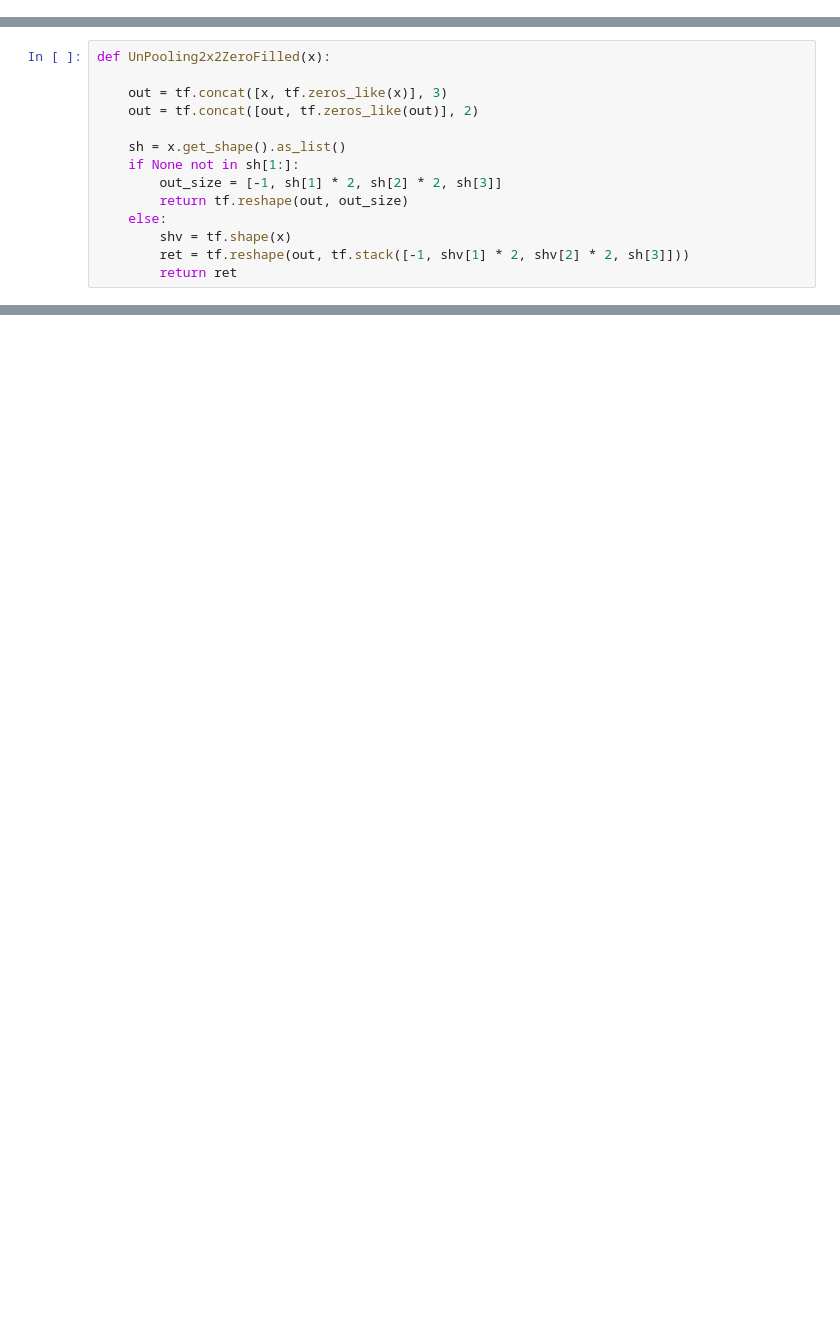
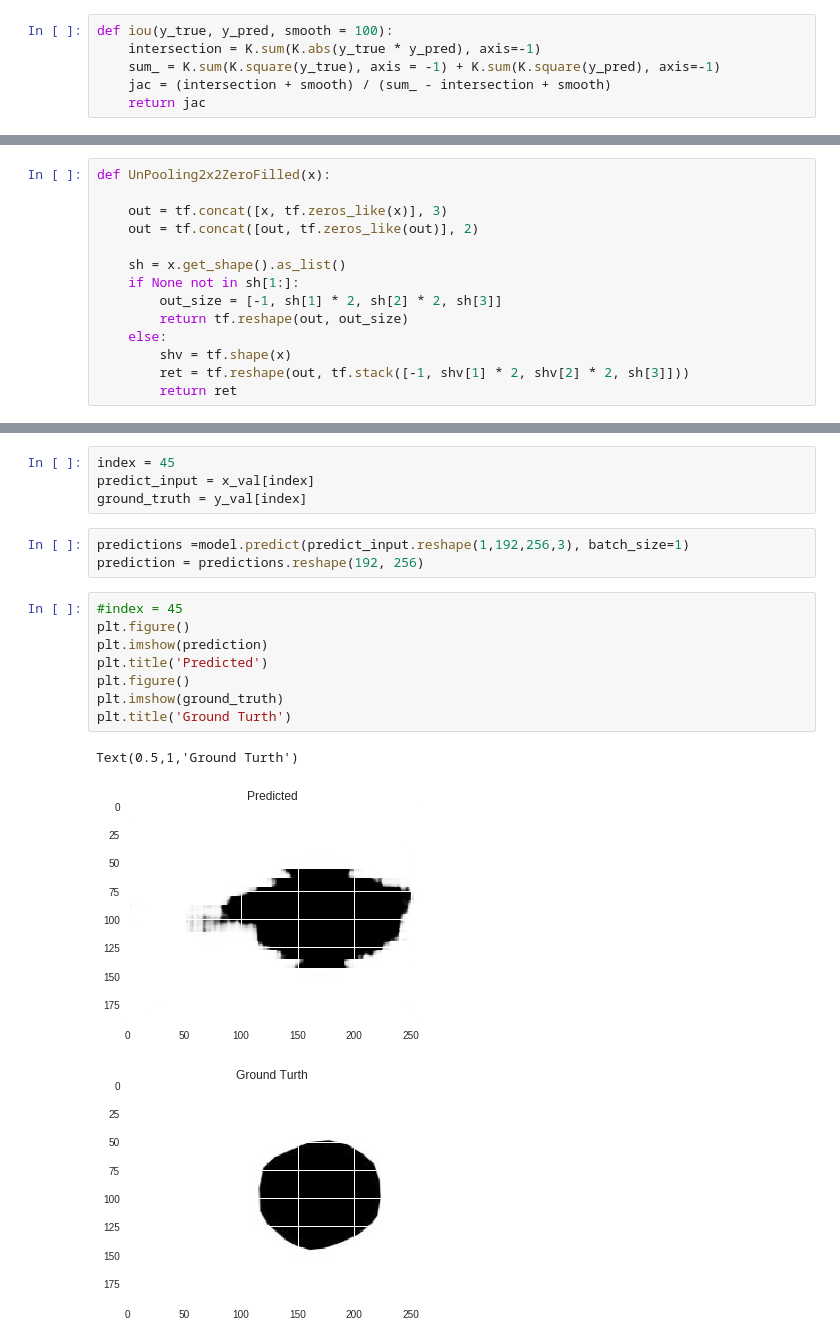
Before and after one commit to manideep2510/melanoma_segmentation, a Jupyter notebook: melanoma_segmentation.ipynb, the cells around one changed output, grey strips where cells are left out. Saved outputs shown, nothing was run; the diff lists cells and outputs as text; blank space fills up the shorter version.

```diff
--- a/melanoma_segmentation.ipynb
+++ b/melanoma_segmentation.ipynb
@@ -12,0 +23,6 @@ import matplotlib.pyplot as plt
+# %%
+def iou(y_true, y_pred, smooth = 100):
+    intersection = K.sum(K.abs(y_true * y_pred), axis=-1)
+    sum_ = K.sum(K.square(y_true), axis = -1) + K.sum(K.square(y_pred), axis=-1)
+    jac = (intersection + smooth) / (sum_ - intersection + smooth)
+    return jac
@@ -451,0 +288,19 @@ _, _, parameters = model(X_train, Y_train, X_test, Y_test)
+# %%
+index = 45
+predict_input = x_val[index]
+ground_truth = y_val[index]
+# %%
+predictions =model.predict(predict_input.reshape(1,192,256,3), batch_size=1)
+prediction = predictions.reshape(192, 256)
+# %%
+#index = 45
+plt.figure()
+plt.imshow(prediction)
+plt.title('Predicted')
+plt.figure()
+plt.imshow(ground_truth)
+plt.title('Ground Turth')
+# %% [output]
+Text(0.5,1,'Ground Turth')
+[figure, added]
+[figure, added]
```
Also changed, not shown: parts of 20 cells of this notebook, 2 other files.
